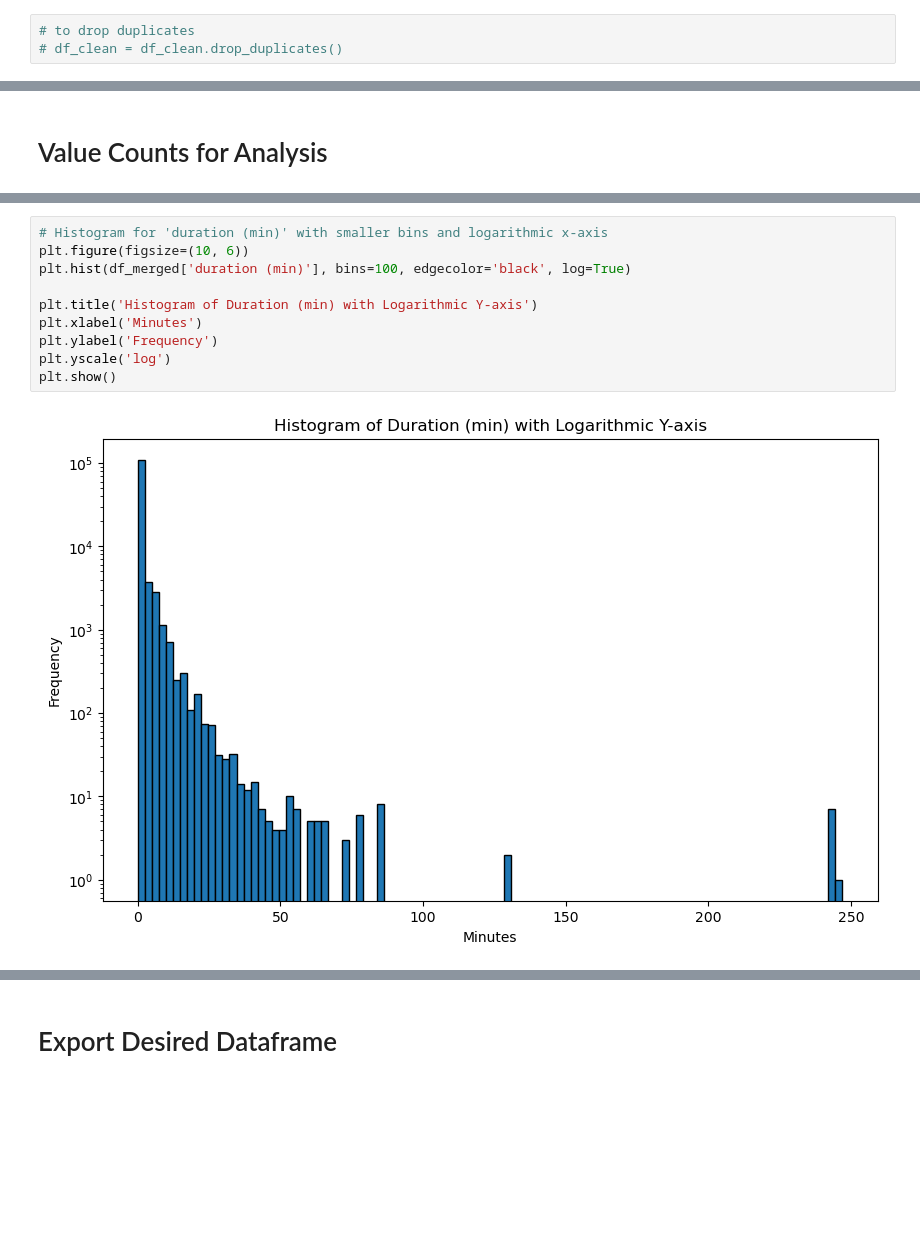
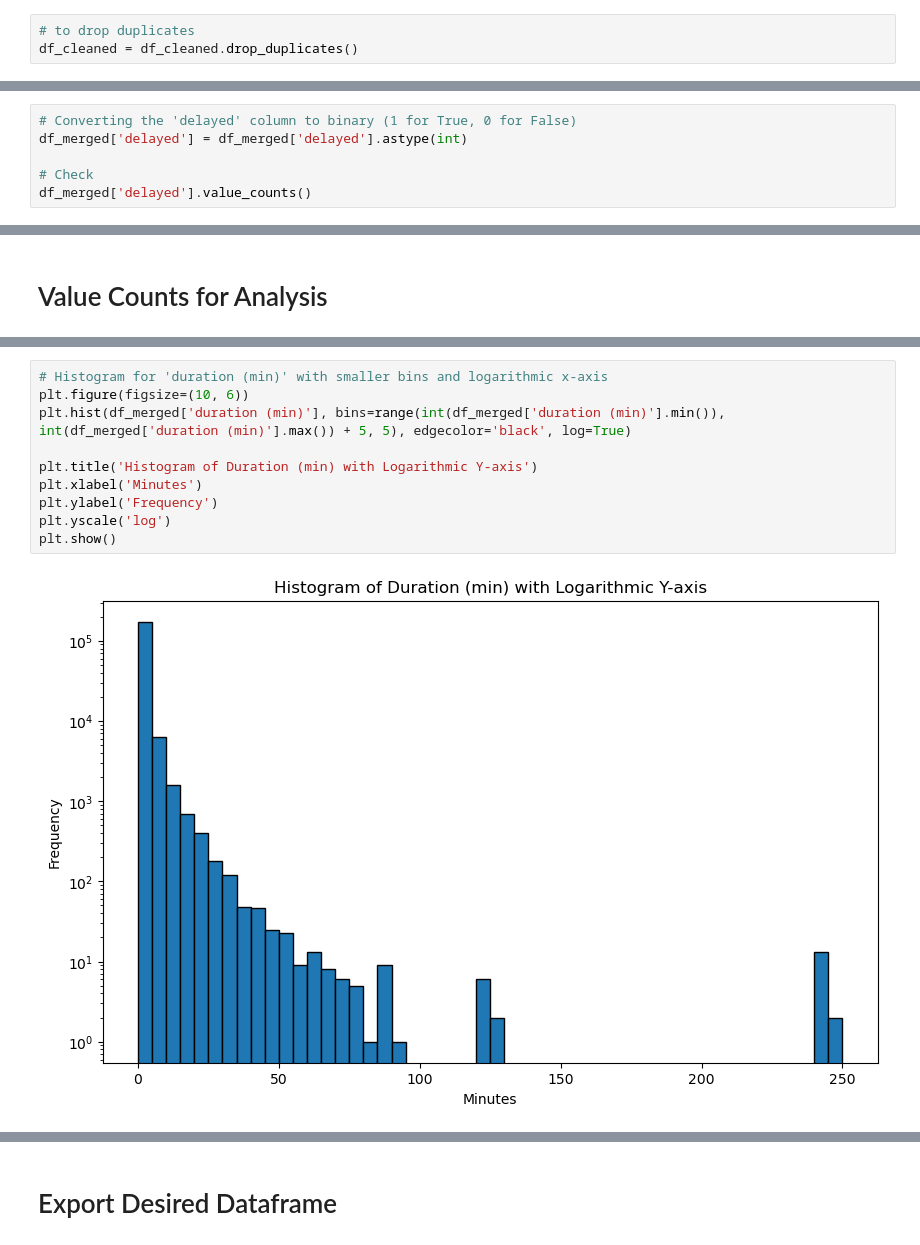
Before and after one commit to julessaldivar/-UK-Rail-Data-Pipeline-EDA, a Jupyter notebook: UK_RAil_EDA.ipynb, the cells around one changed output, grey strips where cells are left out. Saved outputs shown, nothing was run; the diff lists cells and outputs as text; blank space fills up the shorter version.

```diff
--- a/UK_RAil_EDA.ipynb
+++ b/UK_RAil_EDA.ipynb
@@ -74,6 +74,6 @@ duplicates
 # %%
 # to drop duplicates
-# df_clean = df_clean.drop_duplicates()
+df_cleaned = df_cleaned.drop_duplicates()
 # %%
 # check nulls
 df_cleaned.isna().sum()
@@ -495,3 +495,9 @@ df_merged.head()
 | 2 | 202407036735756 | C35756 | 2024-07-03 | TD | ESTHRAK | 19:30:30 | ... |
 | 3 | 202407036735756 | C35756 | 2024-07-03 | TD | BRMB | 19:33:00 | ... |
 | 4 | 202407036735756 | C35756 | 2024-07-03 | TD | BRMBRK | 19:35:00 | ... |
+# %%
+# Converting the 'delayed' column to binary (1 for True, 0 for False)
+df_merged['delayed'] = df_merged['delayed'].astype(int)
+
+# Check
+df_merged['delayed'].value_counts()
@@ -693,15 +708,15 @@ plt.show()
 # %%
 # Histogram for 'duration (min)' with smaller bins and logarithmic x-axis
 plt.figure(figsize=(10, 6))
-plt.hist(df_merged['duration (min)'], bins=100, edgecolor='black', log=True)
+plt.hist(df_merged['duration (min)'], bins=range(int(df_merged['duration (min)'].min()), int(df_merged['duration (min)'].max()) + 5, 5), edgecolor='black', log=True)
 
 plt.title('Histogram of Duration (min) with Logarithmic Y-axis')
 plt.xlabel('Minutes')
 plt.ylabel('Frequency')
 plt.yscale('log')
 plt.show()
 # %% [output]
-[figure, old version]
+[figure, new version]
 # %%
 # Boxplot for 'duration (min)' with a logarithmic scale
 plt.figure(figsize=(10, 6))
```
Also changed, not shown: parts of 41 cells of this notebook.
